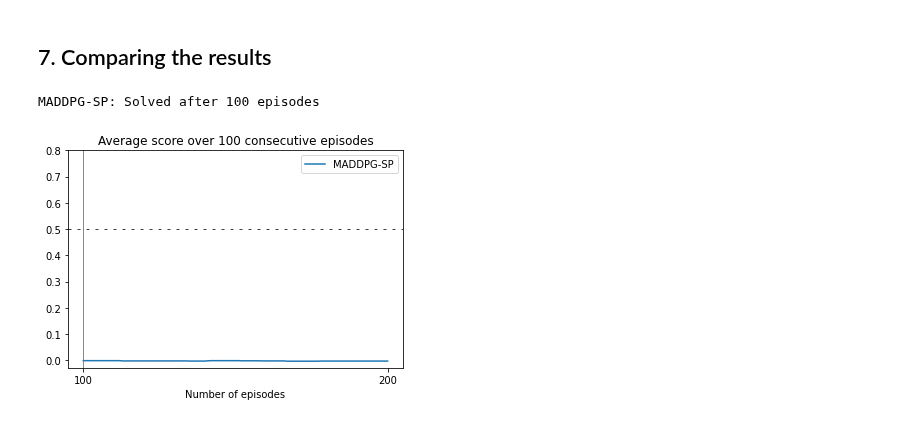
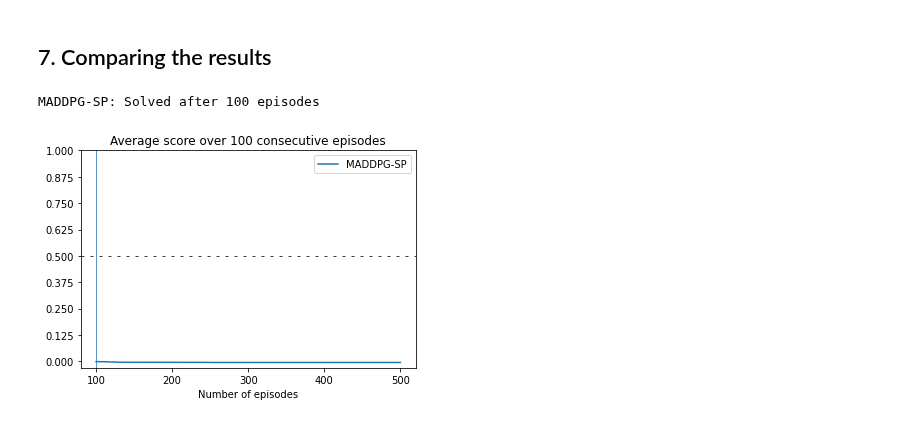
Before and after one commit to francescotorregrossa/deep-reinforcement-learning-nanodegree, a Jupyter notebook: p3-collab-compet/Report.ipynb, the cells around one changed output. Drawn from its saved outputs; the diff is of its cells as text; code cells hidden in the pictures.

```diff
--- a/p3-collab-compet/Report.ipynb
+++ b/p3-collab-compet/Report.ipynb
@@ -135,17 +135,18 @@ class Actor(nn.Module):
             state = layer(state)
             state = F.relu(state)
         mu = self.mu_layer(state)
-        return mu
+        return F.tanh(mu)
 # %% [markdown]
 ## 4. Critic
 # %%
 class Critic(nn.Module):
 
-    def __init__(self, state_size, action_size, number_of_agents, hidden_layers=[64, 128, 64]):
+    def __init__(self, state_size, action_size, num_agents, hidden_layers=[64, 128, 64]):
         super(Critic, self).__init__()
 
         # prepare the first hidden layer which receives states and actions for all agents
-        self.hidden_layers = nn.ModuleList([nn.Linear((state_size + action_size) * number_of_agents, hidden_layers[0])])
+        self.input_size = (state_size + action_size) * num_agents
+        self.hidden_layers = nn.ModuleList([nn.Linear(self.input_size, hidden_layers[0])])
 
         # prepare the rest of the hidden layers
         A = hidden_layers[:-1]
@@ -156,10 +157,11 @@ class Critic(nn.Module):
         self.value_layer = nn.Linear(hidden_layers[-1], 1)
 
     def forward(self, states, actions):
-        # print(states.size(), actions.size())
-        x = torch.cat((states, actions), dim=1)
-        x = x.view(-1)
-        # print(x.size())
+
+        # reshape the input so that it is of size [batch_size, (state_size + action_size) * num_agents]
+        x = torch.cat((states, actions), dim=2)
+        batch_size = torch.numel(x) / self.input_size
+        x = x.view((batch_size, self.input_size))
 
         # connect layers to each other and put relu activations between them
         for layer in self.hidden_layers:
@@ -226,14 +294,19 @@ class MADDPG:
 # %%
 agents = [('MADDPG-SP', MADDPG(state_size, action_size, num_agents, UniformReplayBuffer(100_000)))]
 # %%
-def execute_episode(agent, env):
+def execute_episode(agent, env, train_mode):
     # prepare the environment
     scores = np.zeros(num_agents)
-    env_info = env.reset(train_mode=True)[brain_name]
+    env_info = env.reset(train_mode=train_mode)[brain_name]
 
     # get the initial state
     states = env_info.vector_observations
     while True:
+
+        # preprocess the state
+        states[0, 4] *= -1
+        states[0, 12] *= -1
+        states[0, 20] *= -1
 
         # evaluate the current state
         actions = agent.act(states)
@@ -257,7 +330,7 @@ def execute_episode(agent, env):
     # return the total rewards obtained
     return np.mean(scores)
 # %%
-def train(agent, env, episodes=200, repeat=1, consecutive_episodes=100, show_output=True, save_as=None):
+def train(agent, env, episodes=500, repeat=1, consecutive_episodes=100, show_output=True, save_as=None):
 
     results = [None] * repeat
     for r in range(repeat):
@@ -268,7 +341,8 @@ def train(agent, env, episodes=200, repeat=1, consecutive_episodes=100, show_out
         for i in range(episodes):
 
             # execute all the episodes and store the results
-            score = execute_episode(agent, env)
+            train_mode = i % 200 > 4 or i < 4
+            score = execute_episode(agent, env, train_mode)
             partial_results[i] = score
 
             if show_output:
@@ -306,25 +380,25 @@ Agent: MADDPG-SP
 # %%
 def plot_results(agents, training_results):
     for agent, ts in zip(agents, training_results):
         mean, std_dev, _ = ts
         episode_solved = np.argmax(mean > 0.5) + 100
         print('{}: Solved after {} episodes'.format(agent[0], episode_solved))
 
         x = np.arange(100, 100 + mean.size)
         line = plt.plot(x, mean, label = agent[0])
         plt.fill_between(x, mean + std_dev, mean - std_dev, alpha=0.25)
         plt.axvline(episode_solved, lw=0.75, color=line[0].get_color())
 
     plt.axhline(0.5, dashes=(4, 8), lw=0.75, color='black')
     plt.xticks(np.arange(1, 1 + mean.size / 100) * 100)
-    plt.yticks(np.arange(0, 9) / 10)
+    plt.yticks(np.arange(0, 9) / 8)
     plt.xlabel('Number of episodes')
     plt.title('Average score over 100 consecutive episodes')
     plt.legend()
     plt.show()
 
 plot_results(agents[:1], training_results[:1])
 # plot_results(agents[2:], training_results[2:])
 # %% [output]
 MADDPG-SP: Solved after 100 episodes
-[figure, old version]
+[figure, new version]
```
Also changed, not shown: parts of 3 cells of this notebook.
